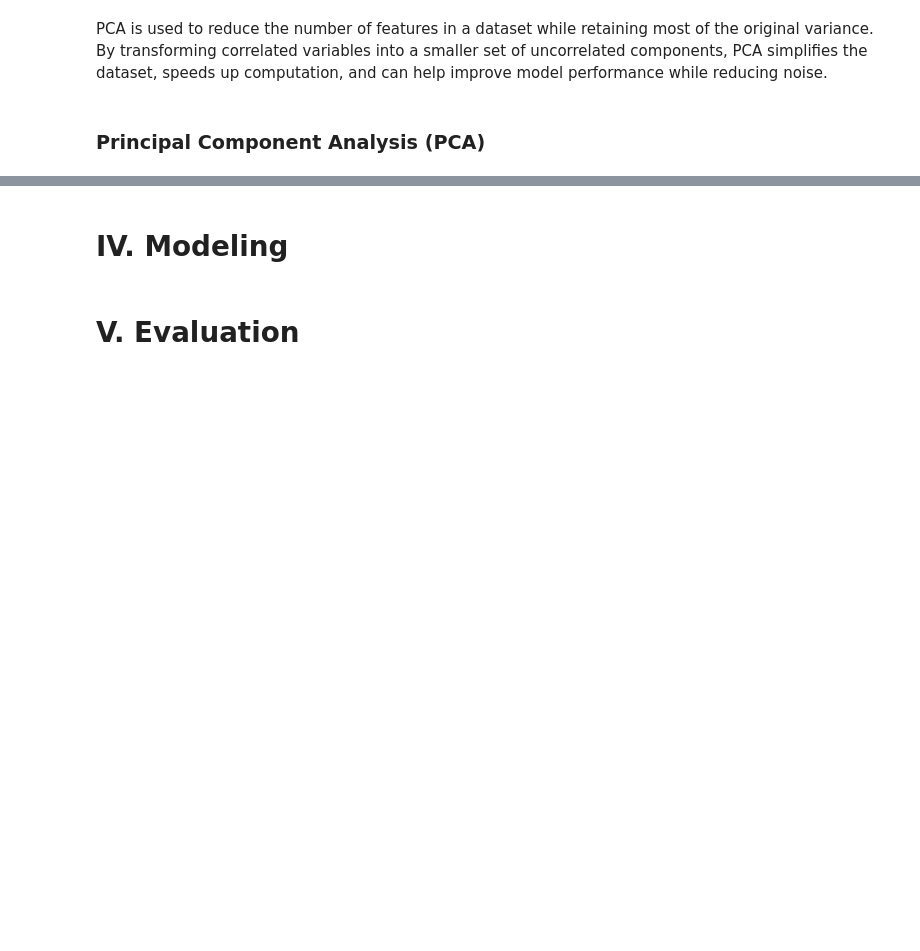
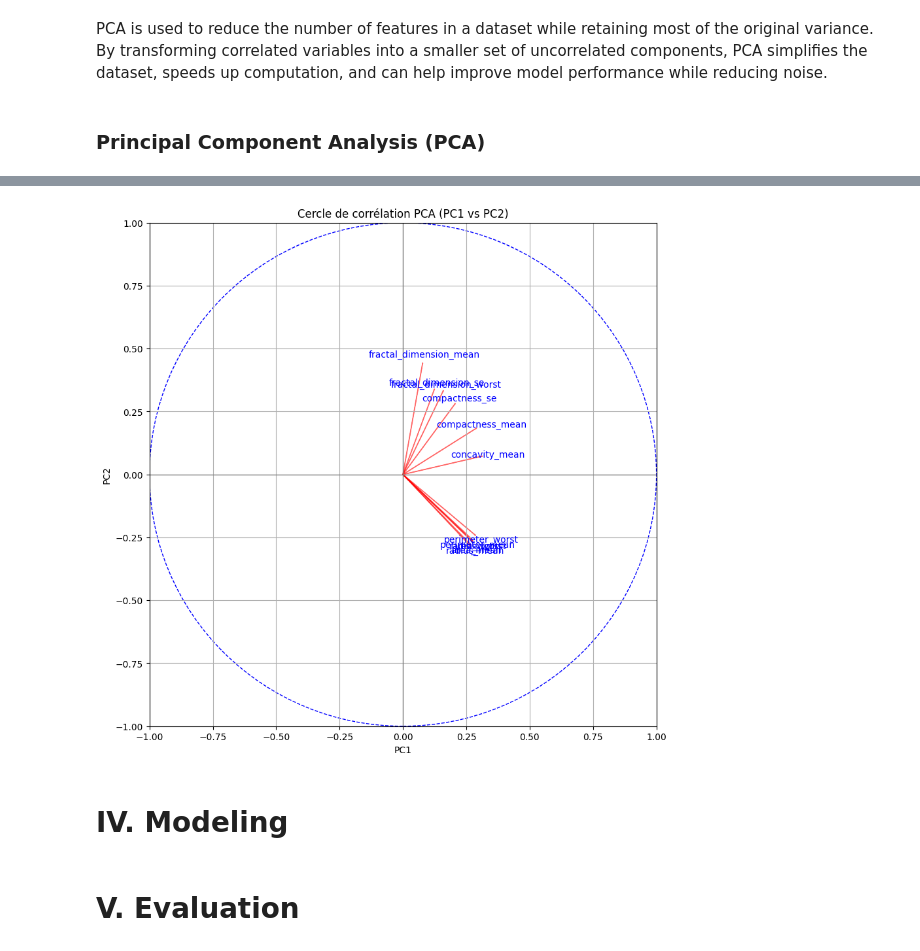
Before and after one commit to eyaguirat10/CoWin-Breast-Cancer-Detection, a Jupyter notebook: MiniProjet_ML2_.ipynb, the cells around one changed output, grey strips where cells are left out. Saved outputs shown, nothing was run; the diff lists cells and outputs as text; code cells hidden in the pictures; blank space fills up the shorter version.

```diff
--- a/MiniProjet_ML2_.ipynb
+++ b/MiniProjet_ML2_.ipynb
@@ -351,25 +369,31 @@ print(pca_table)
+# %%
+# Contribution de chaque variable à PC1 et PC2
+pcs = pca.components_[:2]
+contrib = np.square(pcs)  # pcs = pca.components_[:2]
+contrib_sum = contrib.sum(axis=0)
+# Trier et garder les top 12
+top_idx = np.argsort(contrib_sum)[-12:]
+top_features = X_scaled_df.columns[top_idx]
 # %%
-# Pour le cercle, on prend les 2 premières composantes
-pcs = pca.components_[:2]  # PC1 et PC2
-cols = X_scaled_df.columns
-
 plt.figure(figsize=(10,10))
 plt.title('Cercle de corrélation PCA (PC1 vs PC2)')
 plt.xlim(-1, 1)
 plt.ylim(-1, 1)
 plt.axhline(0, color='grey', lw=1)
 plt.axvline(0, color='grey', lw=1)
 
-for i, col in enumerate(cols):
-    plt.arrow(0, 0, pcs[0, i], pcs[1, i], color='r', alpha=0.5)
-    plt.text(pcs[0, i]*1.15, pcs[1, i]*1.15, col, color='b', ha='center', va='center')
+for i, col in enumerate(top_features):
+    plt.arrow(0, 0, pcs[0, top_idx[i]]*1.2, pcs[1, top_idx[i]]*1.2, color='r', alpha=0.5)
+    plt.text(pcs[0, top_idx[i]]*1.3, pcs[1, top_idx[i]]*1.3, col, color='b', ha='center', va='center')
 
 circle = plt.Circle((0,0), 1, facecolor='none', edgecolor='b', linestyle='--')
 plt.gca().add_artist(circle)
 plt.xlabel('PC1')
 plt.ylabel('PC2')
 plt.grid()
 plt.show()
+# %% [output]
+[figure, added]
 # %% [markdown]
 # **IV. Modeling**
 # %% [markdown]
```
Also changed, not shown: parts of 2 cells of this notebook.
